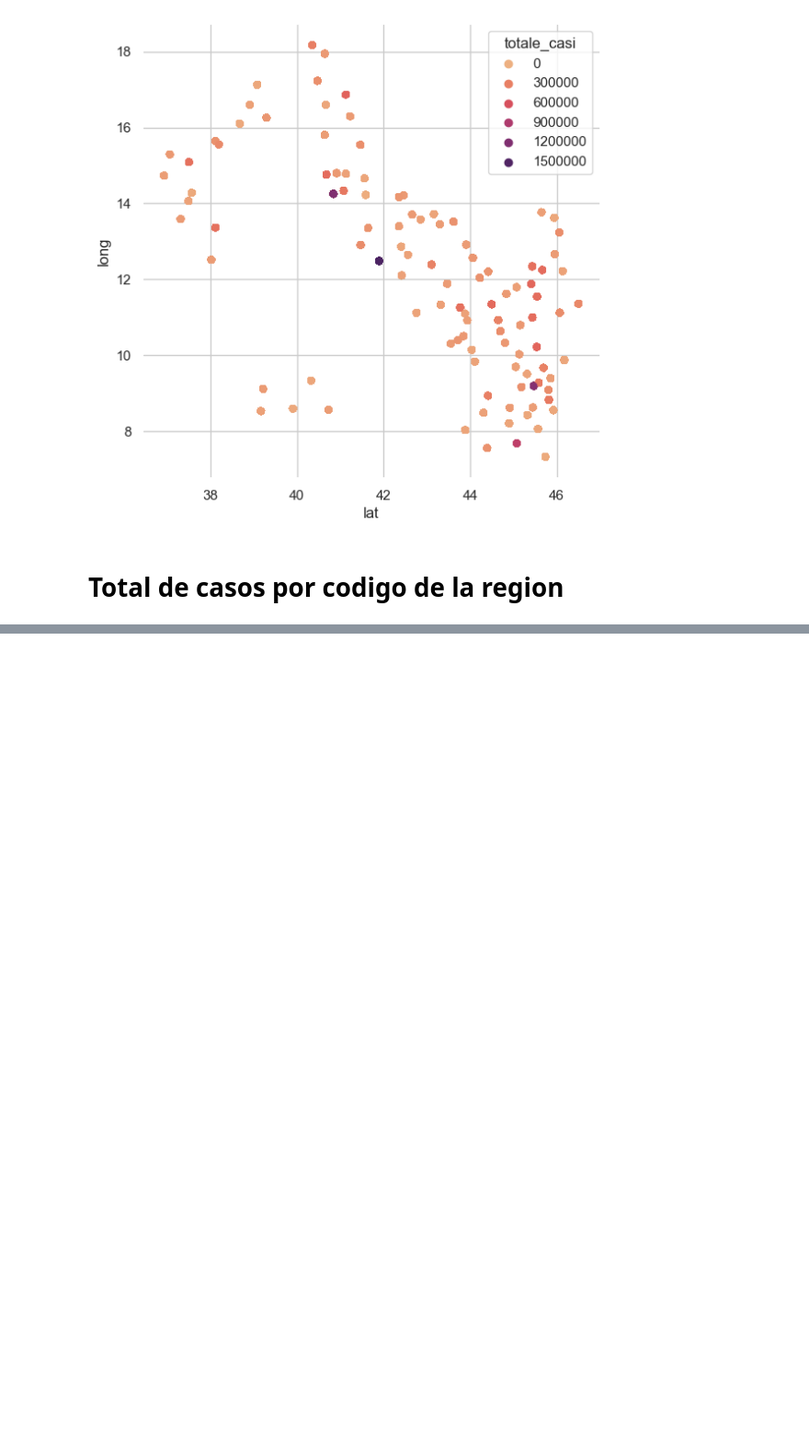
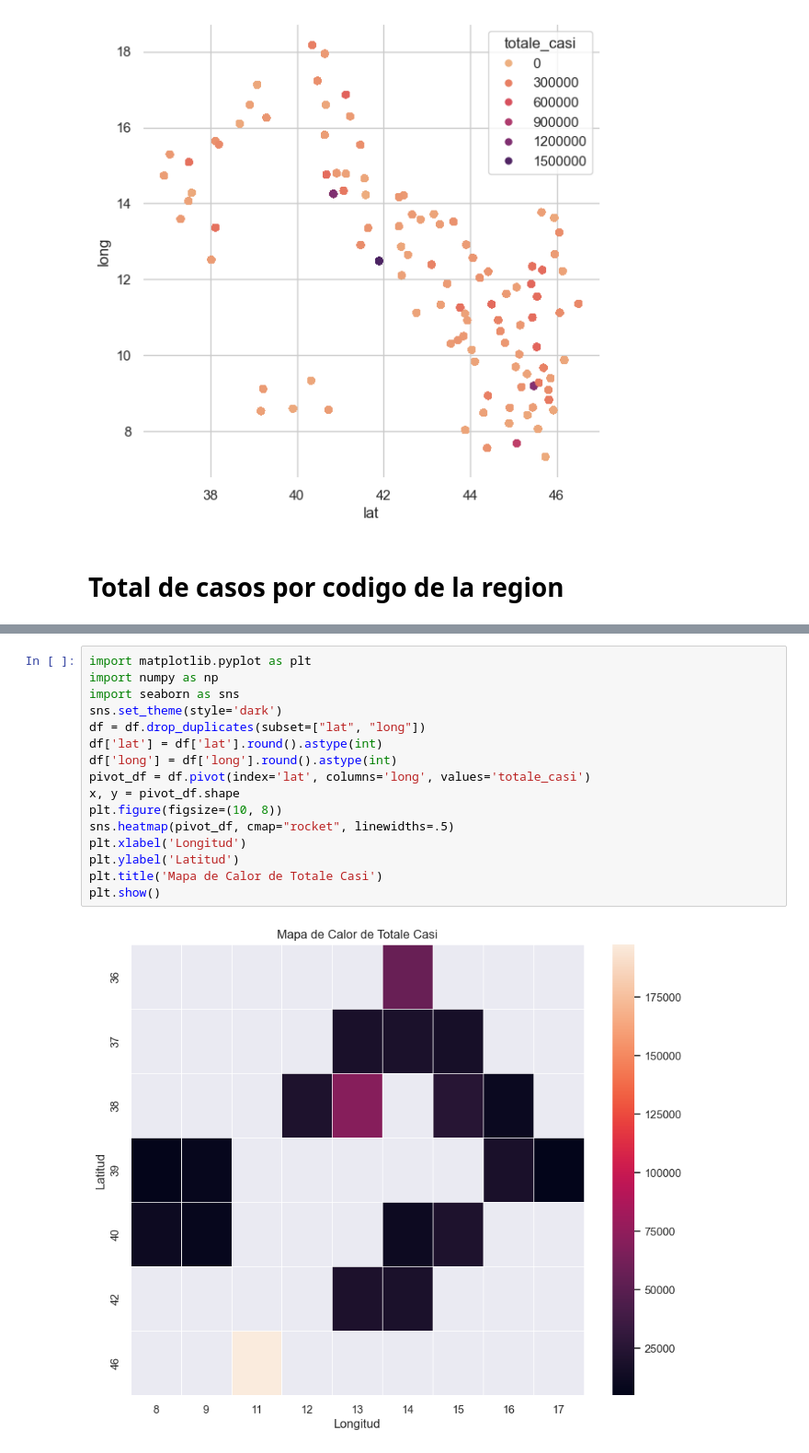
Before and after one commit to daferre01/BIGDATA-IA, a Jupyter notebook: BIGDATA/SISTEMAS DE BIG DATA/mongodb/T3_3.ipynb, the cells around one changed output, grey strips where cells are left out. Shown at 92% size. Cells and saved outputs as stored; diff of their text form; blank space fills up the shorter version.

```diff
--- a/BIGDATA/SISTEMAS DE BIG DATA/mongodb/T3_3.ipynb
+++ b/BIGDATA/SISTEMAS DE BIG DATA/mongodb/T3_3.ipynb
@@ -85,0 +99,18 @@ sns.despine(left=True, bottom=True)
+# %%
+import matplotlib.pyplot as plt
+import numpy as np
+import seaborn as sns
+sns.set_theme(style='dark')
+df = df.drop_duplicates(subset=["lat", "long"])
+df['lat'] = df['lat'].round().astype(int)
+df['long'] = df['long'].round().astype(int)
+pivot_df = df.pivot(index='lat', columns='long', values='totale_casi')
+x, y = pivot_df.shape
+plt.figure(figsize=(10, 8))
+sns.heatmap(pivot_df, cmap="rocket", linewidths=.5)
+plt.xlabel('Longitud')
+plt.ylabel('Latitud')
+plt.title('Mapa de Calor de Totale Casi')
+plt.show()
+# %% [output]
+[figure, added]
```
Also changed, not shown: parts of 5 cells of this notebook, 2 other files.
